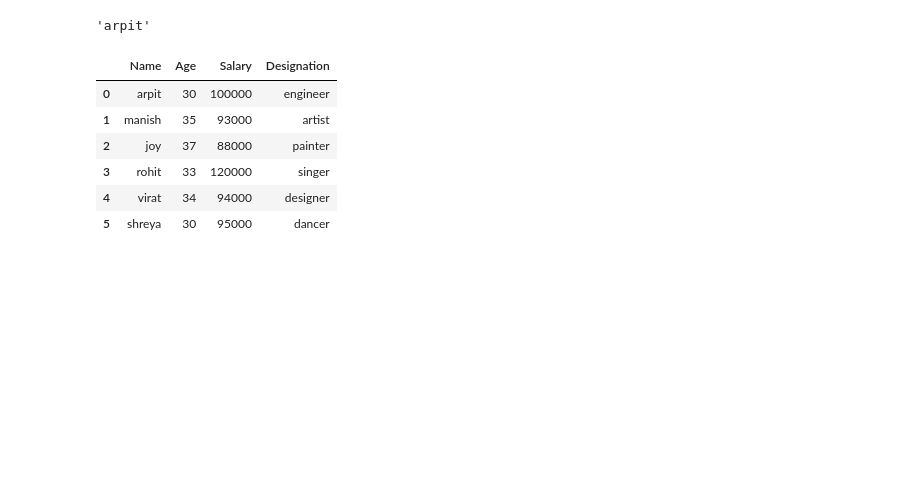
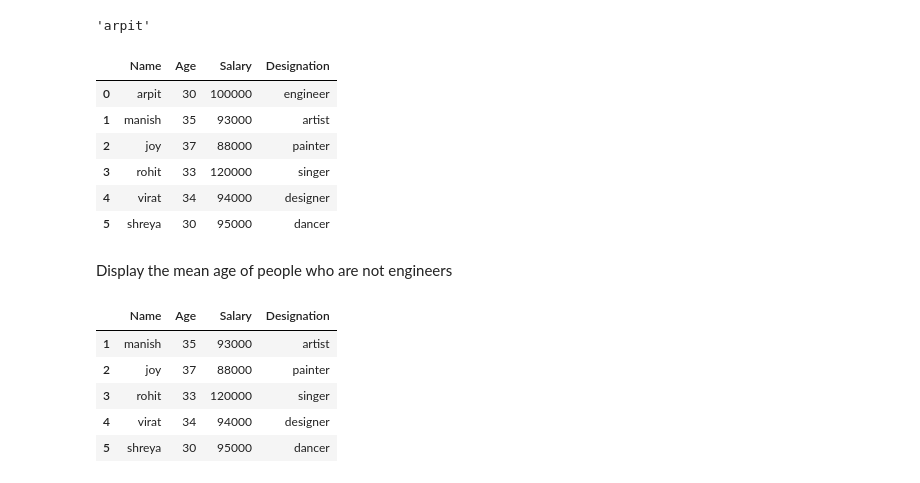
Before and after one commit to TheUndisput3d/100_days_of_code, a Jupyter notebook: data_science/pandas/pandas_exercises/pandas_exercise_1.ipynb, the cells around one changed output. Saved outputs shown, nothing was run; the diff lists cells and outputs as text; code cells hidden in the pictures; blank space fills up the shorter version.

```diff
--- a/data_science/pandas/pandas_exercises/pandas_exercise_1.ipynb
+++ b/data_science/pandas/pandas_exercises/pandas_exercise_1.ipynb
@@ -374,3 +357,14 @@ df
 | 3 | rohit | 33 | 120000 | singer |
 | 4 | virat | 34 | 94000 | designer |
 | 5 | shreya | 30 | 95000 | dancer |
+# %% [markdown]
+Display the mean age of people who are not engineers
+# %%
+df.loc[(df['Designation'].str.title() != 'Engineer'), :]
+# %% [output]
+|  | Name | Age | Salary | Designation |
+| 1 | manish | 35 | 93000 | artist |
+| 2 | joy | 37 | 88000 | painter |
+| 3 | rohit | 33 | 120000 | singer |
+| 4 | virat | 34 | 94000 | designer |
+| 5 | shreya | 30 | 95000 | dancer |
```
Also changed, not shown: parts of 14 cells of this notebook, 1 other file.
